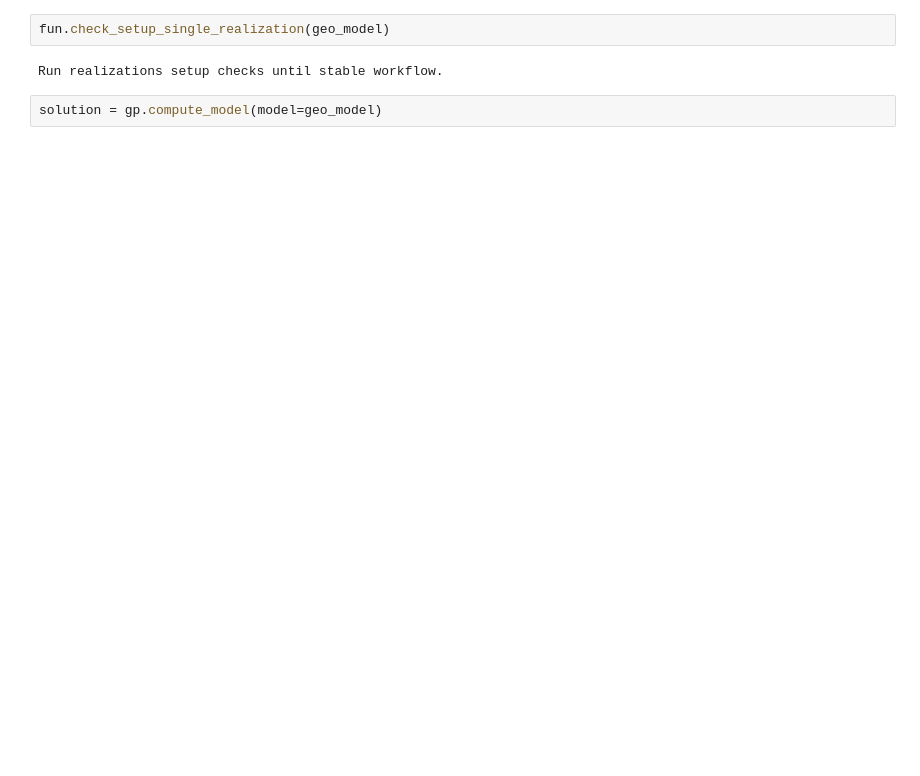
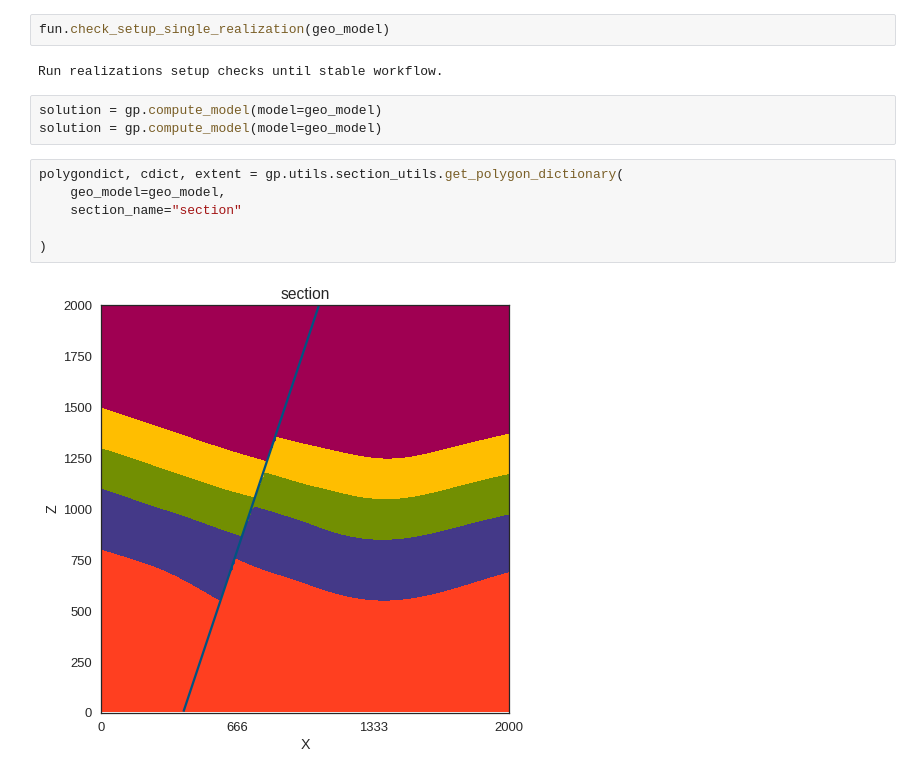
Before and after one commit to TrellixVulnTeam/gempy-notebooks_Q97W, a Jupyter notebook: server-gempy/geo-model-v2.ipynb, the cells around one changed output. Drawn from its saved outputs; the diff is of its cells as text; blank space fills up the shorter version.

```diff
--- a/server-gempy/geo-model-v2.ipynb
+++ b/server-gempy/geo-model-v2.ipynb
@@ -151,3 +162,12 @@ fun.check_setup_single_realization(geo_model)
 Run realizations setup checks until stable workflow.
 # %%
 solution = gp.compute_model(model=geo_model)
+solution = gp.compute_model(model=geo_model)
+# %%
+polygondict, cdict, extent = gp.utils.section_utils.get_polygon_dictionary(
+    geo_model=geo_model,
+    section_name="section"
+
+)
+# %% [output]
+[figure, added]
```
Also changed, not shown: parts of 3 cells of this notebook, 1 other file.
